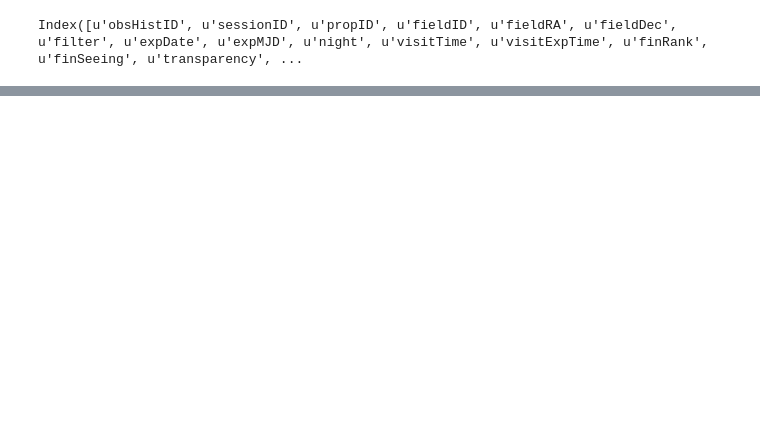
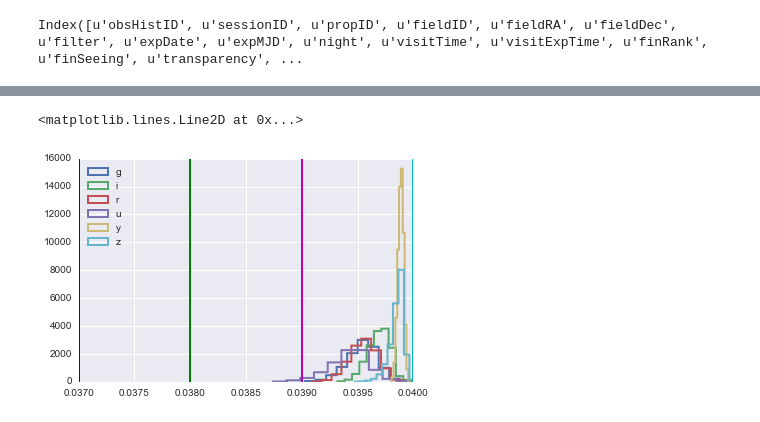
Before and after one commit to rbiswas4/SNsims, a Jupyter notebook: examples/gamma.ipynb, the cells around one changed output, grey strips where cells are left out. Drawn from its saved outputs; the diff is of its cells as text; code cells hidden in the pictures; blank space fills up the shorter version.

```diff
--- a/examples/gamma.ipynb
+++ b/examples/gamma.ipynb
@@ -69,5 +66,5 @@ s['gamma'] = s[['filter','fiveSigmaDepth','visitExpTime']].apply(lambda x:
 # %%
-fs = s.groupby('filter')
+fs = Summary.groupby('filter')
 # %%
 fs.groups.keys()
 # %% [output]
@@ -140,0 +72,13 @@ noiseUtilities.calcGamma(bandpass=lsstbp['u'], m5=Summary['fiveSigmaDepth'].valu
+# %%
+fig, ax  = plt.subplots()
+zip (fs.groups.keys(), map(lambda x: fs.get_group(x)['gamma'].hist(histtype='step', lw=2, normed=1, label=x, ax=ax), fs.groups.keys()))
+ax.legend(loc='best')
+ax.axvline(0.037, lw=2., color='b')
+ax.axvline(0.038, lw=2., color='g')
+ax.axvline(0.039, lw=2., color='r')
+ax.axvline(0.039, lw=2., color='m')
+ax.axvline(0.040, lw=2., color='y')
+ax.axvline(0.040, lw=2., color='c')
+# %% [output]
+<matplotlib.lines.Line2D at 0x...>
+[figure, added]
```
Also changed, not shown: parts of 27 cells of this notebook, 1 other file.
